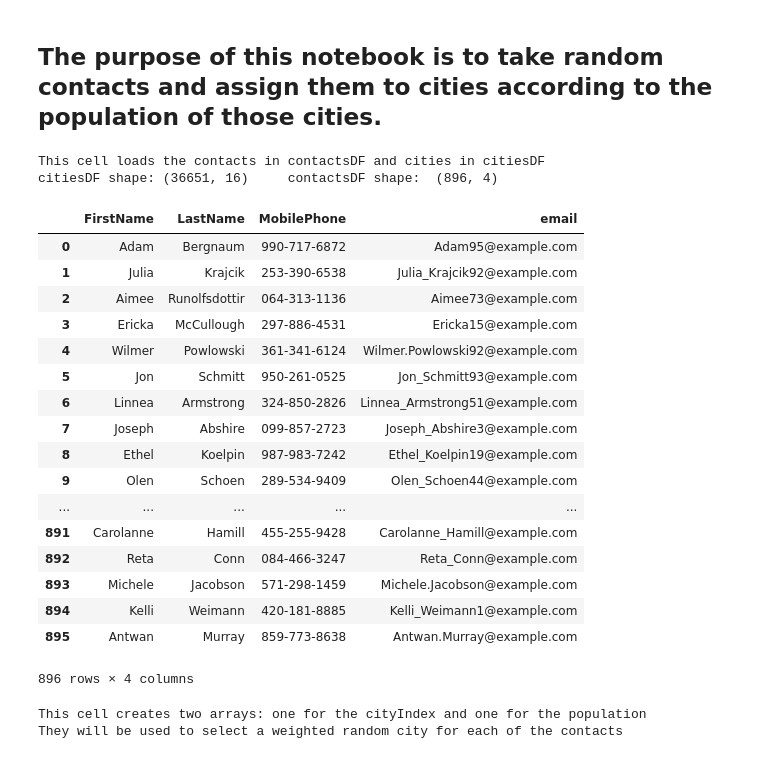
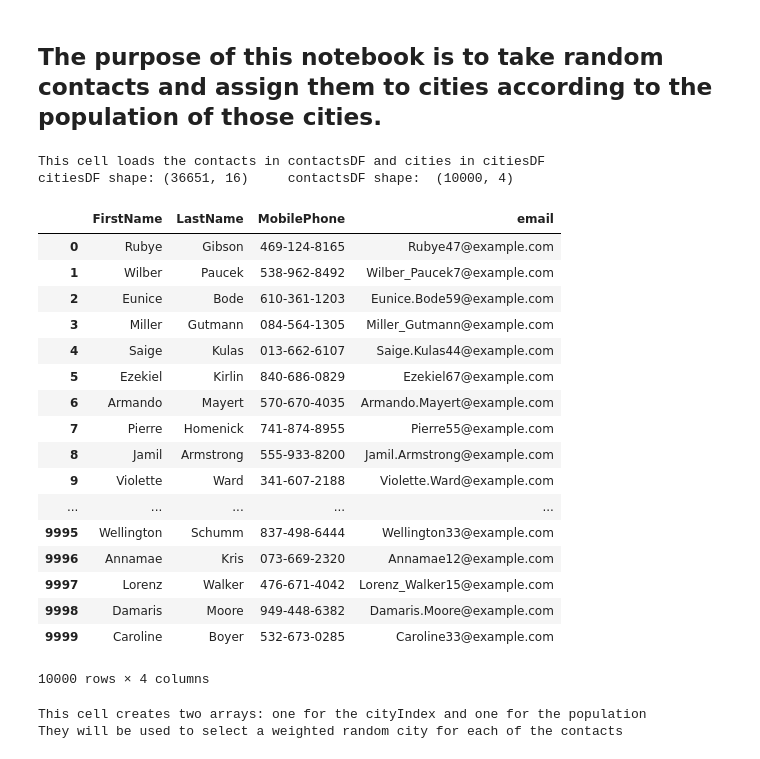
Before and after one commit to kbowerma/clusterForce, a Jupyter notebook: notebooks/smartCityAssignmentsV2-plusCluster.ipynb, the cells around one changed output. Cells and saved outputs as stored; diff of their text form; code cells hidden in the pictures.

```diff
--- a/notebooks/smartCityAssignmentsV2-plusCluster.ipynb
+++ b/notebooks/smartCityAssignmentsV2-plusCluster.ipynb
@@ -3,45 +3,45 @@
 # %%
 import pandas as pd
 import matplotlib
 import matplotlib.pyplot as plt
 import numpy as np
 from random import choices
 
 import warnings
 warnings.filterwarnings('ignore')  #set to ignore or default
 
 #read the data file for cites
 path = '../data/uscitiesv1.4.csv'
 citiesDF = pd.read_csv(path)
 #print("df shape:", df.shape)
 
 #read the data file for contacts
-path = '../data/contacts1.csv'
+path = '../data/contacts3.csv'
 contactsDF = pd.read_csv(path)
 print("\nThis cell loads the contacts in contactsDF and cities in citiesDF")
 print("citiesDF shape:", citiesDF.shape, "\tcontactsDF shape: ", contactsDF.shape)
 contactsDF
 # %% [output]
 This cell loads the contacts in contactsDF and cities in citiesDF
-citiesDF shape: (36651, 16)     contactsDF shape:  (896, 4)
+citiesDF shape: (36651, 16)     contactsDF shape:  (10000, 4)
 |  | FirstName | LastName | MobilePhone | email |
-| 0 | Adam | Bergnaum | 990-717-6872 | Adam95@example.com |
-| 1 | Julia | Krajcik | 253-390-6538 | Julia_Krajcik92@example.com |
-| 2 | Aimee | Runolfsdottir | 064-313-1136 | Aimee73@example.com |
-| 3 | Ericka | McCullough | 297-886-4531 | Ericka15@example.com |
-| 4 | Wilmer | Powlowski | 361-341-6124 | Wilmer.Powlowski92@example.com |
-| 5 | Jon | Schmitt | 950-261-0525 | Jon_Schmitt93@example.com |
-| 6 | Linnea | Armstrong | 324-850-2826 | Linnea_Armstrong51@example.com |
-| 7 | Joseph | Abshire | 099-857-2723 | Joseph_Abshire3@example.com |
-| 8 | Ethel | Koelpin | 987-983-7242 | Ethel_Koelpin19@example.com |
-| 9 | Olen | Schoen | 289-534-9409 | Olen_Schoen44@example.com |
+| 0 | Rubye | Gibson | 469-124-8165 | Rubye47@example.com |
+| 1 | Wilber | Paucek | 538-962-8492 | Wilber_Paucek7@example.com |
+| 2 | Eunice | Bode | 610-361-1203 | Eunice.Bode59@example.com |
+| 3 | Miller | Gutmann | 084-564-1305 | Miller_Gutmann@example.com |
+| 4 | Saige | Kulas | 013-662-6107 | Saige.Kulas44@example.com |
+| 5 | Ezekiel | Kirlin | 840-686-0829 | Ezekiel67@example.com |
+| 6 | Armando | Mayert | 570-670-4035 | Armando.Mayert@example.com |
+| 7 | Pierre | Homenick | 741-874-8955 | Pierre55@example.com |
+| 8 | Jamil | Armstrong | 555-933-8200 | Jamil.Armstrong@example.com |
+| 9 | Violette | Ward | 341-607-2188 | Violette.Ward@example.com |
 | ... | ... | ... | ... | ... |
-| 891 | Carolanne | Hamill | 455-255-9428 | Carolanne_Hamill@example.com |
-| 892 | Reta | Conn | 084-466-3247 | Reta_Conn@example.com |
-| 893 | Michele | Jacobson | 571-298-1459 | Michele.Jacobson@example.com |
-| 894 | Kelli | Weimann | 420-181-8885 | Kelli_Weimann1@example.com |
-| 895 | Antwan | Murray | 859-773-8638 | Antwan.Murray@example.com |
+| 9995 | Wellington | Schumm | 837-498-6444 | Wellington33@example.com |
+| 9996 | Annamae | Kris | 073-669-2320 | Annamae12@example.com |
+| 9997 | Lorenz | Walker | 476-671-4042 | Lorenz_Walker15@example.com |
+| 9998 | Damaris | Moore | 949-448-6382 | Damaris.Moore@example.com |
+| 9999 | Caroline | Boyer | 532-673-0285 | Caroline33@example.com |
-896 rows × 4 columns
+10000 rows × 4 columns
 # %%
 df2 =  citiesDF.loc[citiesDF['population'] > 100].sort_values(by=['population'],ascending=False)
 cityIndex = df2.index.values
```
Also changed, not shown: parts of 9 cells of this notebook, 5 other files.
